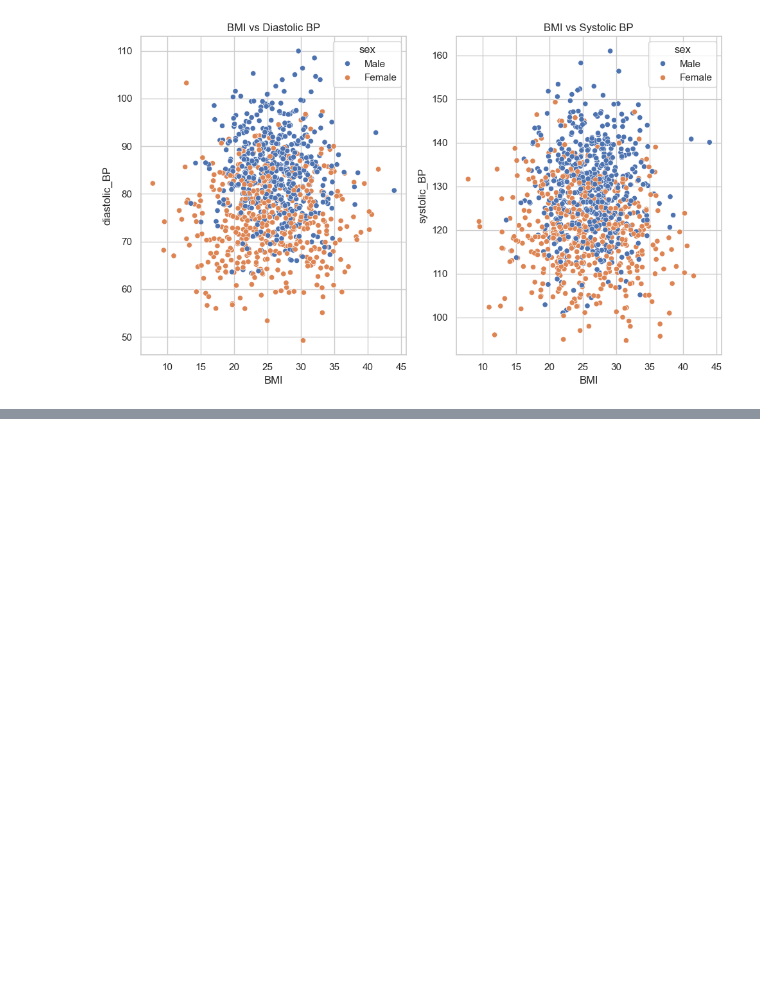
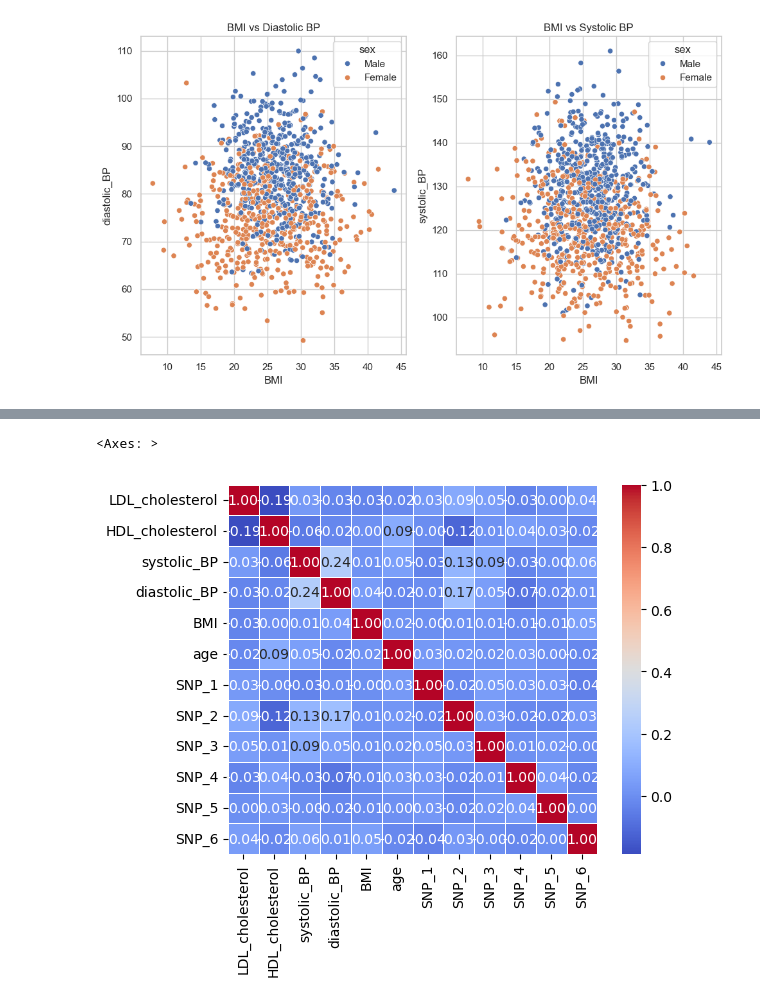
Before and after one commit to csaafrica/genetic-makeup-healthrisk-predictor, a Jupyter notebook: notebooks/data_vis.ipynb, the cells around one changed output, grey strips where cells are left out. Drawn from its saved outputs; the diff is of its cells as text; code cells hidden in the pictures; blank space fills up the shorter version.

```diff
--- a/notebooks/data_vis.ipynb
+++ b/notebooks/data_vis.ipynb
@@ -163,0 +155,12 @@ ax[1,1].set_title("HDL cholesterol");
+# %%
+selected_columns = ['LDL_cholesterol', 'HDL_cholesterol', 'systolic_BP', 'diastolic_BP', 'BMI', 'age']
+
+snp_cols = [col for col in bio_data.columns if col.startswith('SNP_')]
+selected_snps = snp_cols[:6]
+corr_columns = selected_columns + selected_snps
+
+correlation_matrix = bio_data[corr_columns].corr()
+sns.heatmap(correlation_matrix, annot=True, fmt=".2f", cmap='coolwarm', square=True, linewidths=0.5)
+# %% [output]
+<Axes: >
+[figure, added]
```
Also changed, not shown: parts of 5 cells of this notebook, 3 other files.
